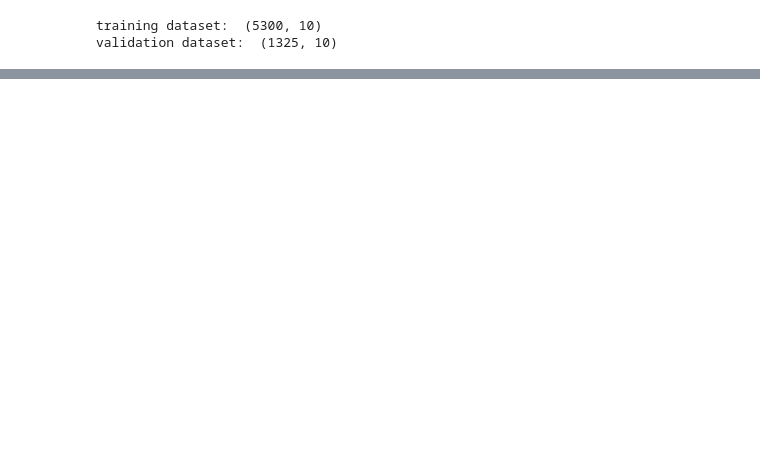
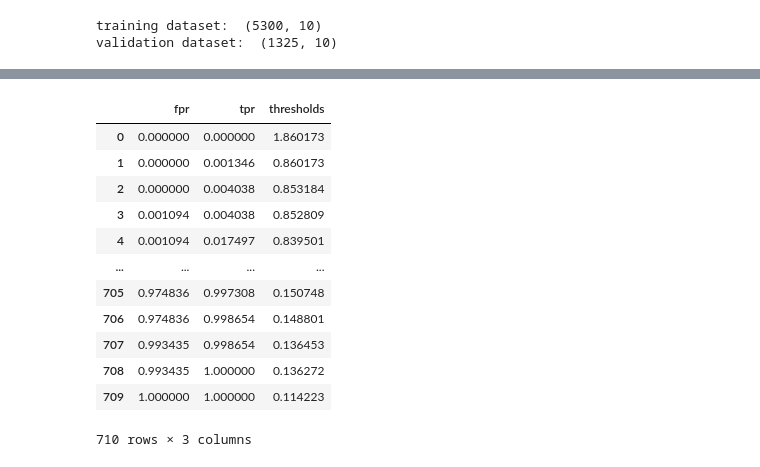
Before and after one commit to keyanUB/meme_models, a Jupyter notebook: vilt.ipynb, the cells around one changed output, grey strips where cells are left out. Cells and saved outputs as stored; diff of their text form; code cells hidden in the pictures; blank space fills up the shorter version.

```diff
--- a/vilt.ipynb
+++ b/vilt.ipynb
@@ -339,0 +305,16 @@ print(x)
+# %%
+df_result
+# %% [output]
+|  | fpr | tpr | thresholds |
+| 0 | 0.000000 | 0.000000 | 1.860173 |
+| 1 | 0.000000 | 0.001346 | 0.860173 |
+| 2 | 0.000000 | 0.004038 | 0.853184 |
+| 3 | 0.001094 | 0.004038 | 0.852809 |
+| 4 | 0.001094 | 0.017497 | 0.839501 |
+| ... | ... | ... | ... |
+| 705 | 0.974836 | 0.997308 | 0.150748 |
+| 706 | 0.974836 | 0.998654 | 0.148801 |
+| 707 | 0.993435 | 0.998654 | 0.136453 |
+| 708 | 0.993435 | 1.000000 | 0.136272 |
+| 709 | 1.000000 | 1.000000 | 0.114223 |
+710 rows × 3 columns
```
Also changed, not shown: parts of 11 cells of this notebook, 4 other files.
